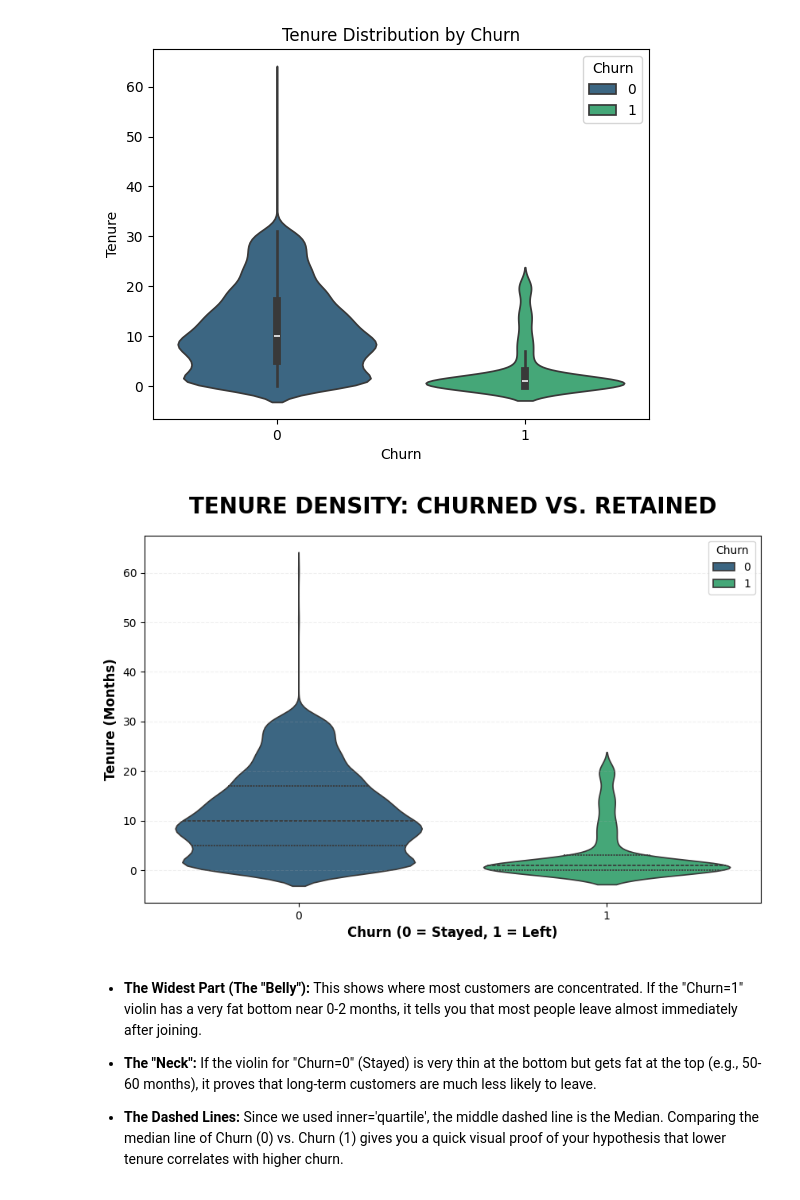
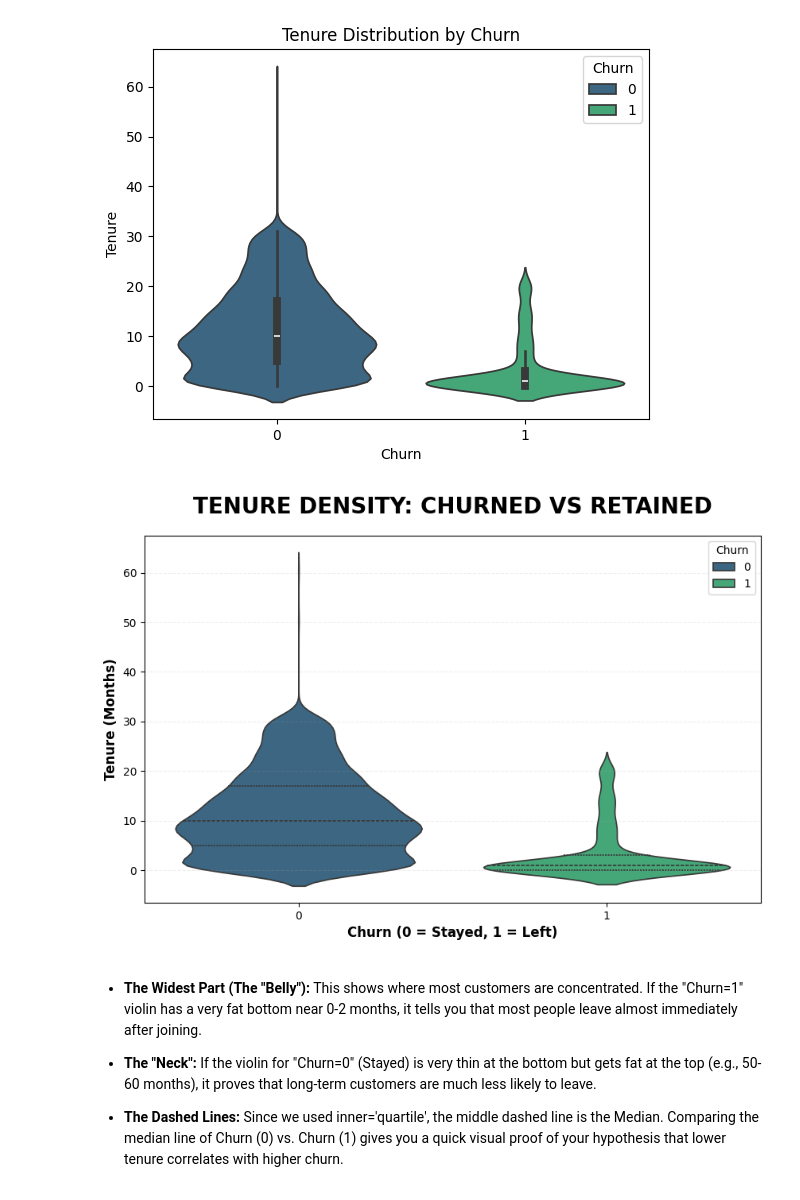
Before and after one commit to shivamtyagi577/E-commerce-Customer-End-to-End-Churn, a Jupyter notebook: Customer_Churn_Analysis_E_Commerce.ipynb, the cells around one changed output. Cells and saved outputs as stored; diff of their text form; code cells hidden in the pictures.

```diff
--- a/Customer_Churn_Analysis_E_Commerce.ipynb
+++ b/Customer_Churn_Analysis_E_Commerce.ipynb
@@ -840,27 +845,27 @@ plt.show()
 # %%
 from matplotlib.lines import lineStyles
 plt.figure(figsize=(10, 6))
 
 # inner='quartile' draws the 25th, 50th, and 75th percentiles inside the violin
 ax = sns.violinplot(data=df,
                     x='Churn',
                     y='Tenure',
                     palette='viridis',
                     hue='Churn',
                     inner='quartile',
                     linestyle='-')
 
 # Customizing the look
-plt.title('TENURE DENSITY: CHURNED VS. RETAINED', fontsize=20, fontweight='bold', pad=20)
+plt.title('TENURE DENSITY: CHURNED VS RETAINED', fontsize=20, fontweight='bold', pad=20)
 plt.xlabel('Churn (0 = Stayed, 1 = Left)', fontsize=12, fontweight='bold')
 plt.ylabel('Tenure (Months)', fontsize=12, fontweight='bold')
 
 # Optional: Add a grid to make the "Months" easier to read
 plt.grid(axis='y', linestyle='--', alpha=0.2)
 
 plt.show()
 # %% [output]
-[figure, old version]
+[figure, new version]
 # %% [markdown]
 * **The Widest Part (The "Belly"):** This shows where most customers are concentrated. If the "Churn=1" violin has a very fat bottom near 0-2 months, it tells you that most people leave almost immediately after joining.
 
```
Also changed, not shown: parts of 13 cells of this notebook.
